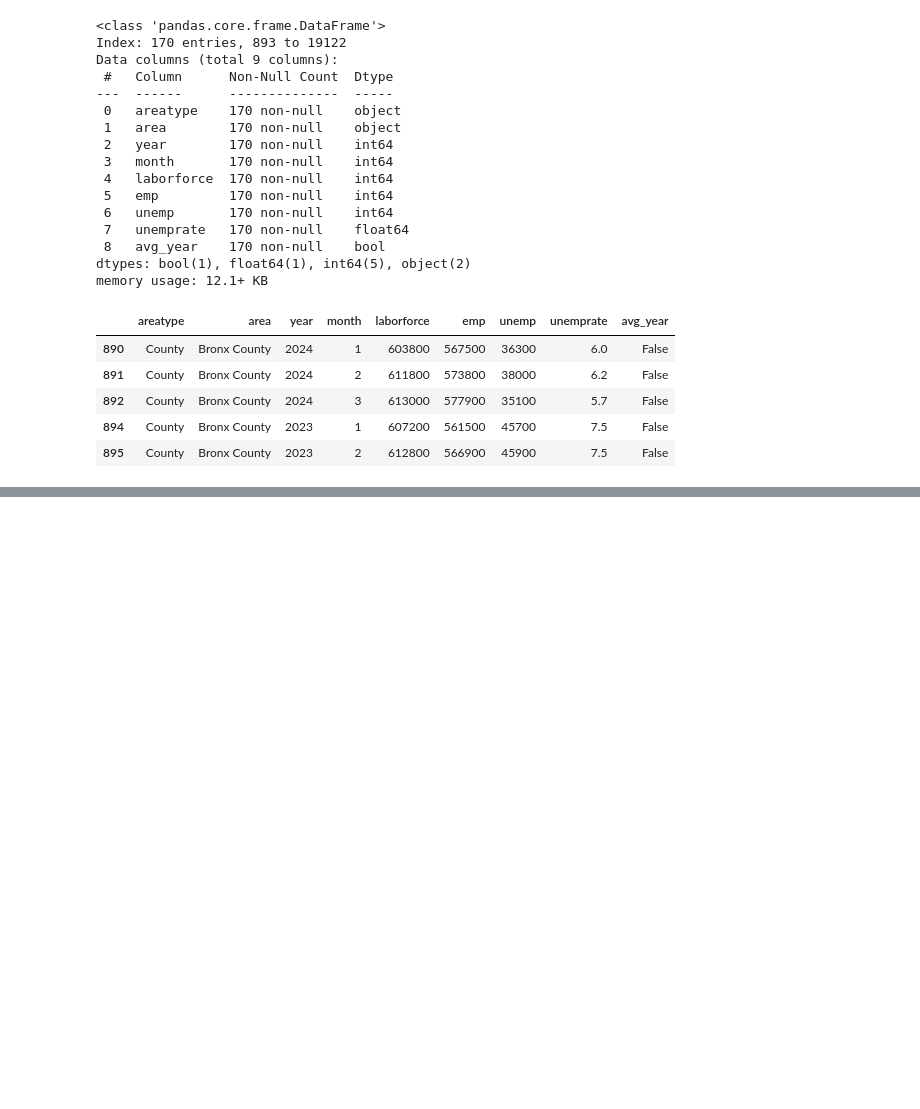
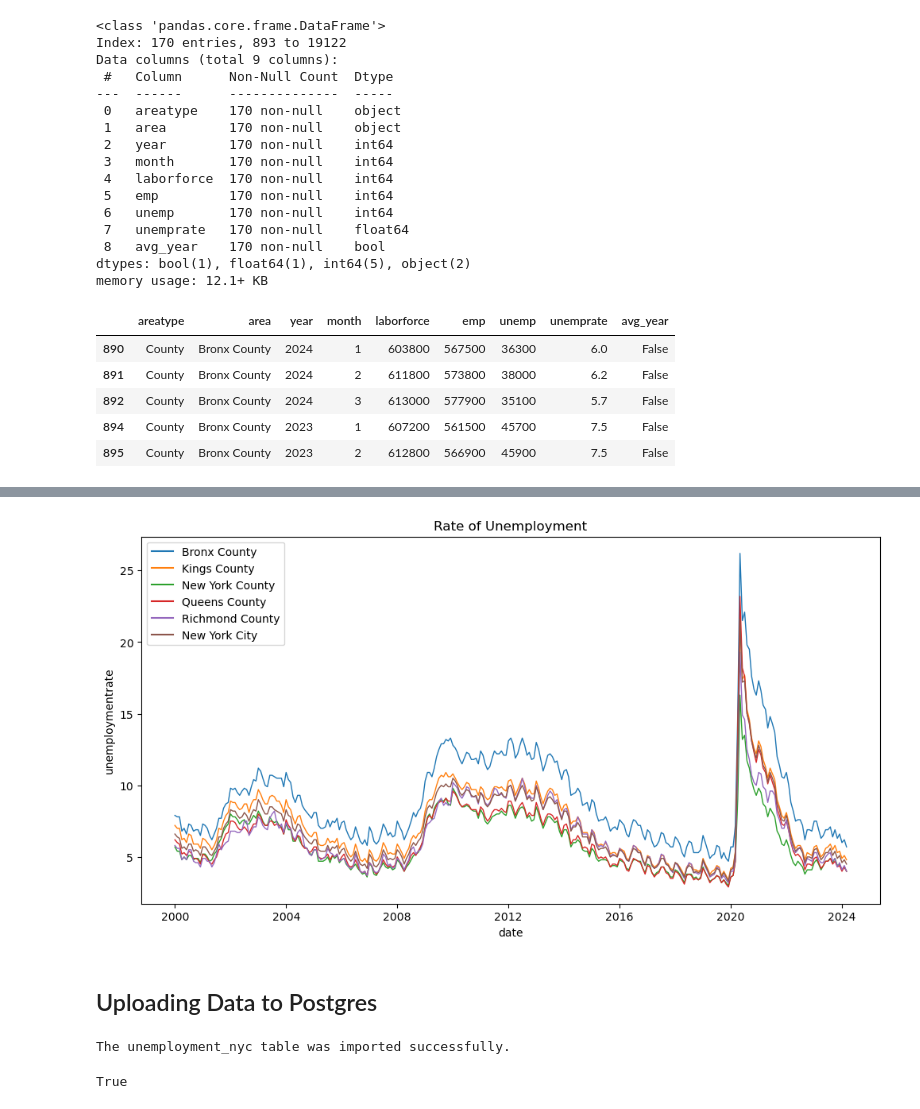
Before and after one commit to Jeff-Brady/crime_nerds, a Jupyter notebook: Notebook_Franzi.ipynb, the cells around one changed output, grey strips where cells are left out. Cells and saved outputs as stored; diff of their text form; code cells hidden in the pictures; blank space fills up the shorter version.

```diff
--- a/Notebook_Franzi.ipynb
+++ b/Notebook_Franzi.ipynb
@@ -171,0 +383,5 @@ bo_unem_yearly.head()
+# %%
+# Resetting Index monthly:
+nyc_monthly.reset_index(inplace=True)
+nyc_monthly.drop('index', axis=1, inplace=True)
+nyc_monthly.head()
@@ -171,0 +399,9 @@ bo_unem_yearly.head()
+# %%
+#Including new column (day) to convert to datetime
+nyc_monthly_d = nyc_monthly
+nyc_monthly_d['day'] = 1
+
+#Inserting Date
+nyc_monthly_d['date'] = pd.to_datetime(nyc_monthly_d[['year', 'month', 'day']], format="%y/%m")
+
+nyc_monthly_d.head()
@@ -171,0 +425,4 @@ bo_unem_yearly.head()
+# %%
+# dropping columns we don't need
+nyc_monthly_d.drop(['areatype', 'day'], axis= 1, inplace = True)
+nyc_monthly_d.head()
@@ -171,0 +496,3 @@ bo_unem_yearly.head()
+# %%
+nyc_unemployment = pd.concat([bo_unem_monthly_d, nyc_monthly_d])
+nyc_unemployment.head()
@@ -171,0 +524,24 @@ bo_unem_yearly.head()
+# %%
+#filtering for starting at 2000
+nyc_unemployment_filtered = nyc_unemployment[nyc_unemployment['date'].dt.year >= 2000]
+
+plt.figure(figsize=(12, 6))
+
+# Create the histogram with 'waiting_for_truck_time'
+sns.lineplot(x='date',y = 'unemprate', hue='area', data=nyc_unemployment_filtered, linewidth=1, color='palevioletred')
+# Fill the area under the curve with blue color
+#plt.fill_between(harrisburg_full['Date '], harrisburg_full['pct_cancelled'], color='palevioletred', alpha=0.3)
+# Set labels and title
+##plt.xlabel('pct_cancelled')
+plt.ylabel('unemploymentrate')
+plt.title('Rate of Unemployment')
+
+# Show the legend
+plt.legend()
+
+# Show the plot
+plt.show()
+# %% [output]
+[figure, added]
+# %% [markdown]
+## Uploading Data to Postgres
@@ -171,0 +550,32 @@ bo_unem_yearly.head()
+# %%
+table_name = 'unemployment_nyc'
+schema = 'capstone_crime_nerds' # UPDATE 'TABLE_SCHEMA' based on schema used in class
+engine = get_engine() # assign engine to be able to query against the database
+# If the specified table doesn't exist yet, it will be created
+# With 'replace', your data will be replaced if the table already exists.
+# This may take some time ...
+
+# Write records stored in a dataframe to SQL database
+if engine!=None:
+    try:
+        nyc_unemployment.to_sql(name=table_name, # Name of SQL table
+                        con=engine, # Engine or connection
+                        if_exists='replace', # Drop the table before inserting new values
+                        schema=schema, # Use schmea that was defined earlier
+                        index=False, # Write DataFrame index as a column
+                        chunksize=5000, # Specify the number of rows in each batch to be written at a time
+                        method='multi') # Pass multiple values in a single INSERT clause
+        print(f"The {table_name} table was imported successfully.")
+    # Error handling
+    except (Exception, psycopg2.DatabaseError) as error:
+        print(error)
+        engine = None
+# %% [output]
+The unemployment_nyc table was imported successfully.
+# %%
+table_name_sql = f'''SELECT count(*)
+                    FROM {schema}.{table_name}
+                    '''
+engine.execute(table_name_sql).fetchall()[0][0] == nyc_unemployment.shape[0]
+# %% [output]
+True
```
Also changed, not shown: parts of 32 cells of this notebook.
